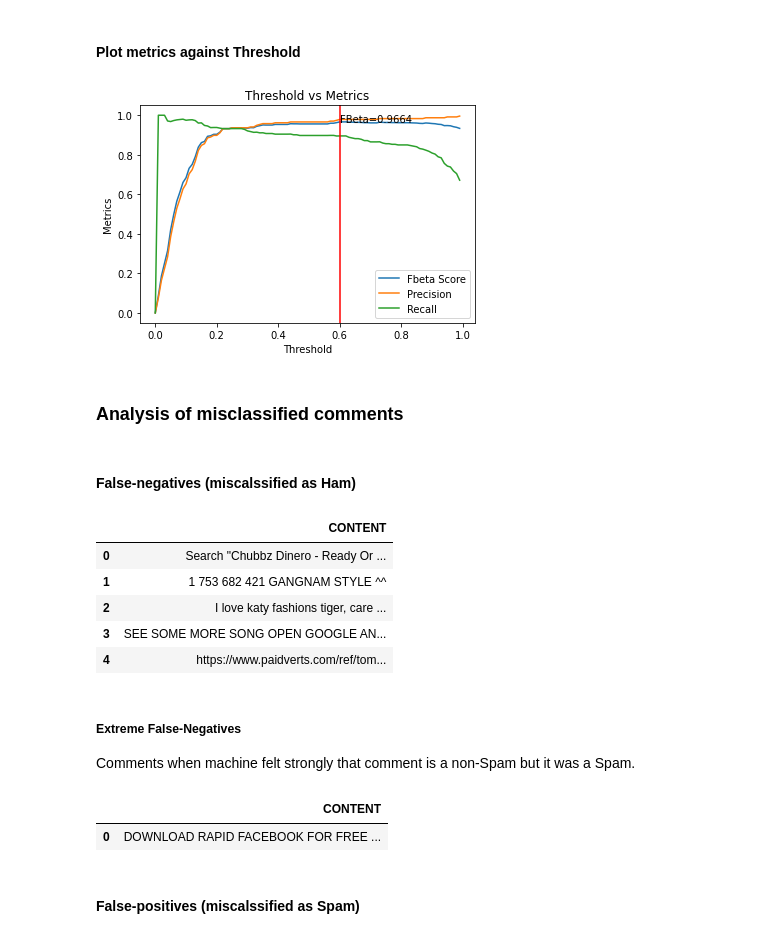
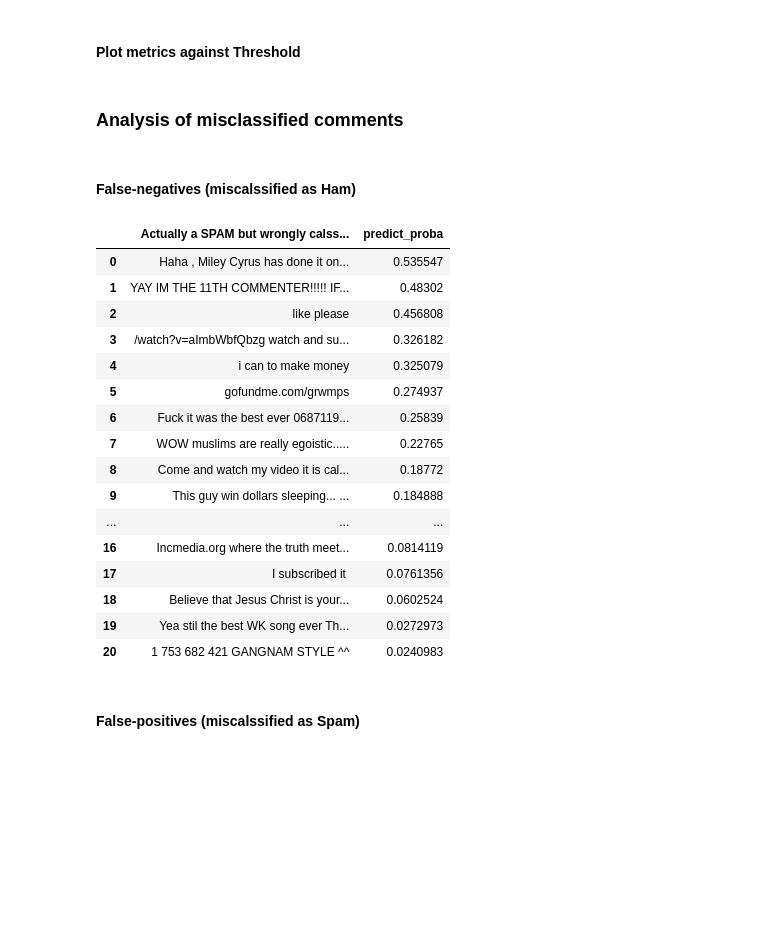
Before and after one commit to Preeti24/Youtube-comments, a Jupyter notebook: Machine Learning.ipynb, the cells around one changed output. Drawn from its saved outputs; the diff is of its cells as text; code cells hidden in the pictures; blank space fills up the shorter version.

```diff
--- a/Machine Learning.ipynb
+++ b/Machine Learning.ipynb
@@ -356,13 +360,11 @@ Adjusting the threshold to 0.6 from default of 0.5 reduced the false-positives b
 # %% [markdown]
 #### Plot metrics against Threshold
 # %%
-Helper.Thresholder(gs=fittedWinnerModel,
-                       X=X_test,
-                       y=y_test,
-                       beta=0.4,
-                       plotChart=True);
+helper=Helper.Thresholder(gs=fittedWinnerModel,
+                          X=X_train,
+                          y=y_train, plotOptimalThreshold=True)
+
+helper.fit(beta=0.5);
-# %% [output]
-[figure, removed]
 # %% [markdown]
-###  Analysis of misclassified comments
+###  **Analysis of misclassified comments**
 # %%
@@ -390,28 +392,32 @@ def left_align(df: pd.DataFrame):
         [dict(selector='th', props=[('text-align', 'center')])]
     )
     return left_aligned_df
-# %%
-filtSpam=(merged['Prediction']==0) & (merged['y_test']==1)
-misclassifiedSpam=merged[filtSpam]
-
-left_align(misclassifiedSpam.loc[:,['CONTENT']].reset_index(drop=True).head())
-# %% [output]
-|  | CONTENT |
-| 0 | Search "Chubbz Dinero - Ready Or ... |
-| 1 | 1 753 682 421 GANGNAM STYLE ^^ |
-| 2 | I love katy fashions tiger, care ... |
-| 3 | SEE SOME MORE SONG OPEN GOOGLE AN... |
-| 4 | https://www.paidverts.com/ref/tom... |
-# %% [markdown]
-##### Extreme False-Negatives
-
-Comments when machine felt strongly that comment is a non-Spam but it was a Spam.
-# %%
-filt=misclassifiedSpam['predict_proba'].round(2) >0.5
-left_align(misclassifiedSpam.loc[filt,['CONTENT']].reset_index(drop=True))
-# %% [output]
-|  | CONTENT |
-| 0 | DOWNLOAD RAPID FACEBOOK FOR FREE ... |
+# %%
+filtSpam=(merged['Prediction']==0) & (merged['y_test']==1)
+misclassifiedSpam=merged[filtSpam]
+
+misclassifiedSpam.rename(columns={'CONTENT':'Actually a SPAM but wrongly calssified as HAM'},inplace=True)
+misclassifiedSpam.sort_values(by='predict_proba',ascending=False,inplace=True)
+misclassifiedSpam.reset_index(drop=True,inplace=True)
+left_align(misclassifiedSpam.loc[:,['Actually a SPAM but wrongly calssified as HAM','predict_proba']])
+# %% [output]
+|  | Actually a SPAM but wrongly calss... | predict_proba |
+| 0 | Haha , Miley Cyrus has done it on... | 0.535547 |
+| 1 | YAY IM THE 11TH COMMENTER!!!!! IF... | 0.48302 |
+| 2 | like please﻿ | 0.456808 |
+| 3 | /watch?v=aImbWbfQbzg watch and su... | 0.326182 |
+| 4 | i can to make money | 0.325079 |
+| 5 | gofundme.com/grwmps﻿ | 0.274937 |
+| 6 | Fuck it was the best ever 0687119... | 0.25839 |
+| 7 | WOW muslims are really egoistic..... | 0.22765 |
+| 8 | Come and watch my video it is cal... | 0.18772 |
+| 9 | This guy win dollars sleeping... ... | 0.184888 |
+| ... | ... | ... |
+| 16 | Incmedia.org where the truth meet... | 0.0814119 |
+| 17 | I subscribed it ﻿ | 0.0761356 |
+| 18 | Believe that Jesus Christ is your... | 0.0602524 |
+| 19 | Yea stil the best WK song ever Th... | 0.0272973 |
+| 20 | 1 753 682 421 GANGNAM STYLE ^^ | 0.0240983 |
 # %% [markdown]
 #### False-positives (miscalssified as Spam)
 # %%
```
Also changed, not shown: parts of 35 cells of this notebook.
